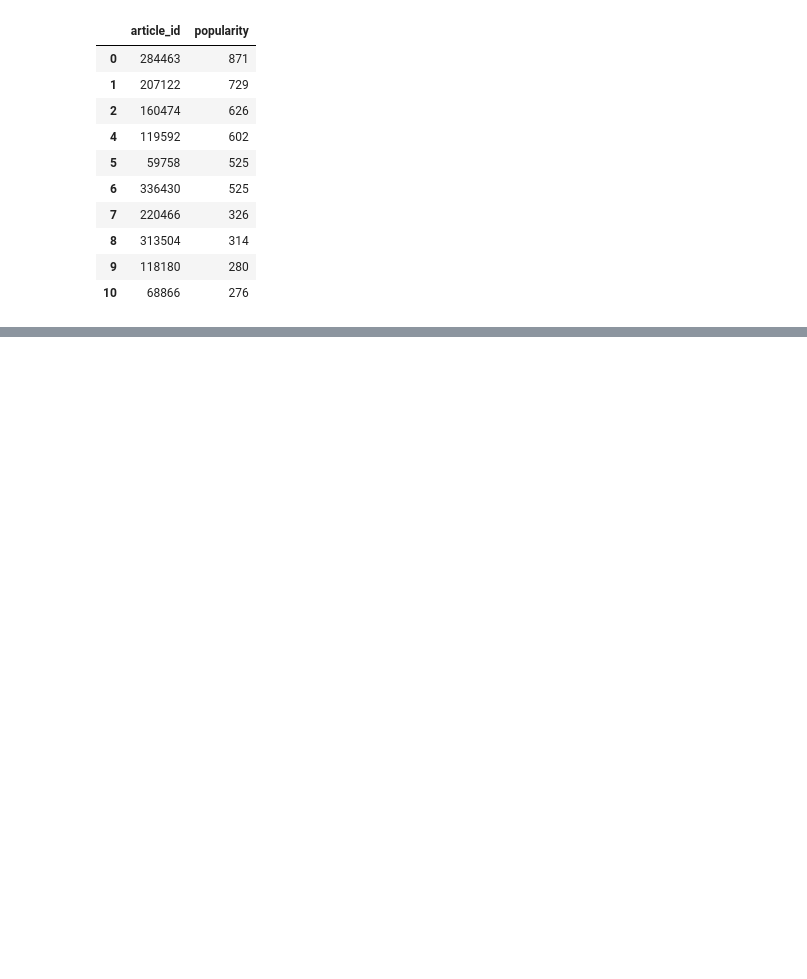
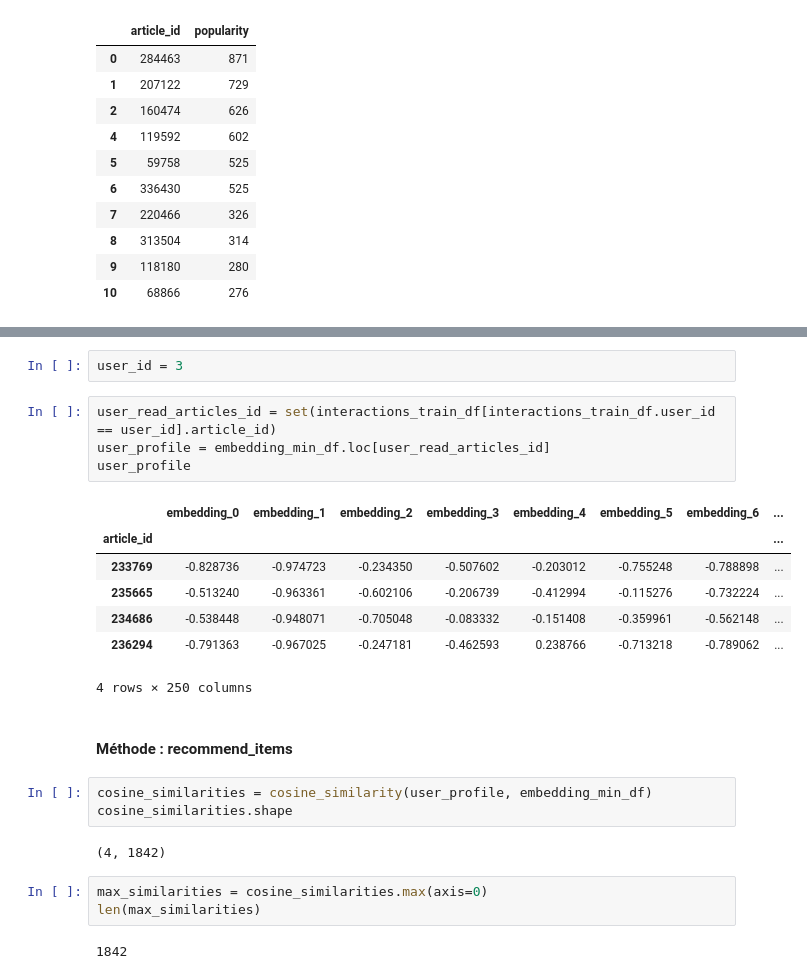
Before and after one commit to rlossec/RecSys_notebooks, a Jupyter notebook: p9-models.ipynb, the cells around one changed output, grey strips where cells are left out. Saved outputs shown, nothing was run; the diff lists cells and outputs as text; blank space fills up the shorter version.

```diff
--- a/p9-models.ipynb
+++ b/p9-models.ipynb
@@ -210,0 +326,26 @@ popularity_model.recommend_items(user_id=9261, items_to_ignore = set(interaction
+# %%
+user_id = 3
+# %%
+user_read_articles_id = set(interactions_train_df[interactions_train_df.user_id == user_id].article_id)
+user_profile = embedding_min_df.loc[user_read_articles_id]
+user_profile
+# %% [output]
+|  | embedding_0 | embedding_1 | embedding_2 | embedding_3 | embedding_4 | embedding_5 | embedding_6 | ... |
+| article_id |  |  |  |  |  |  |  | ... |
+| 233769 | -0.828736 | -0.974723 | -0.234350 | -0.507602 | -0.203012 | -0.755248 | -0.788898 | ... |
+| 235665 | -0.513240 | -0.963361 | -0.602106 | -0.206739 | -0.412994 | -0.115276 | -0.732224 | ... |
+| 234686 | -0.538448 | -0.948071 | -0.705048 | -0.083332 | -0.151408 | -0.359961 | -0.562148 | ... |
+| 236294 | -0.791363 | -0.967025 | -0.247181 | -0.462593 | 0.238766 | -0.713218 | -0.789062 | ... |
+4 rows × 250 columns
+# %% [markdown]
+#### Méthode : recommend_items
+# %%
+cosine_similarities = cosine_similarity(user_profile, embedding_min_df)
+cosine_similarities.shape
+# %% [output]
+(4, 1842)
+# %%
+max_similarities = cosine_similarities.max(axis=0)
+len(max_similarities)
+# %% [output]
+1842
```
Also changed, not shown: parts of 24 cells of this notebook.
